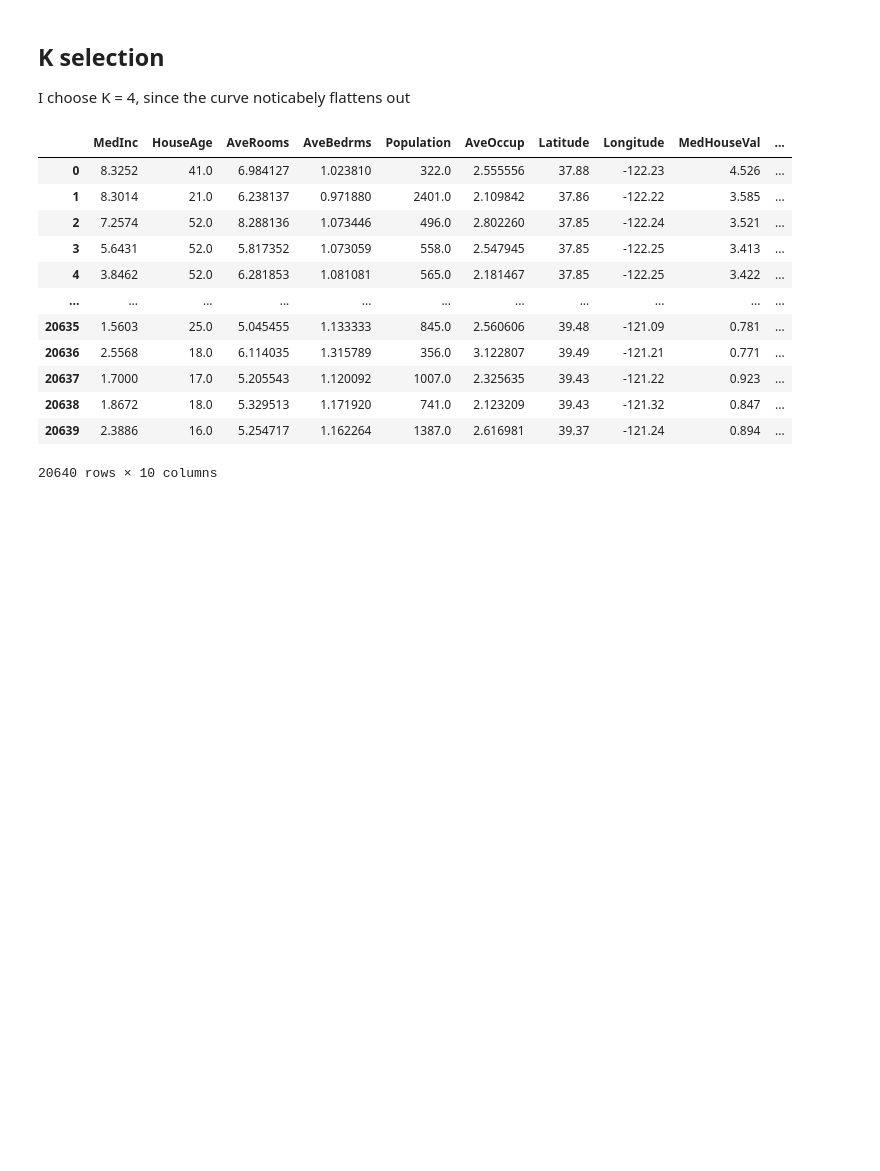
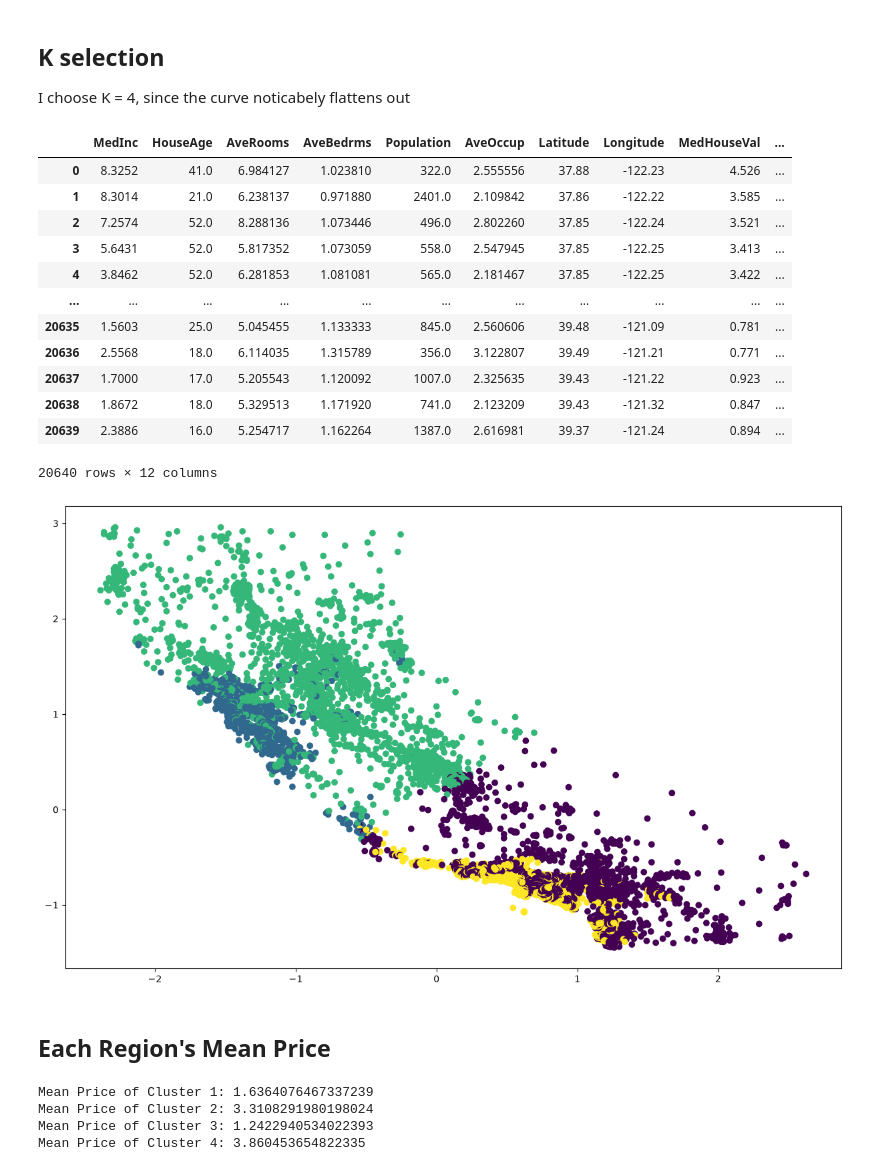
Before and after one commit to ucd-cosmos-data/26-the-deep-learners-analysis, a Jupyter notebook: mini2/notebooks/clustering.ipynb, the cells around one changed output. Cells and saved outputs as stored; diff of their text form; code cells hidden in the pictures; blank space fills up the shorter version.

Commit message:
[finish code] display scatter plot, get mean price of each cluster

```diff
--- a/mini2/notebooks/clustering.ipynb
+++ b/mini2/notebooks/clustering.ipynb
@@ -47,6 +47,7 @@ California Housing dataset
 X = df.loc[:, ['Longitude', 'Latitude', 'MedHouseVal']]
 tf = StandardScaler()
 X_scaled = tf.fit_transform(X)
+df[['Scaled_Longitude', 'Scaled_Latitude']] = X_scaled[:, :2]
 # %%
 inertia = []
 k_range = range(1, 10)
@@ -70,7 +71,7 @@ I choose K = 4, since the curve noticabely flattens out
 # %%
 k = 4
 kmeans = KMeans(n_clusters=k, init='k-means++', random_state=0, n_init='auto')
-kmeans.fit(df.loc[:, ['Longitude', 'Latitude', 'MedHouseVal']])
+kmeans.fit(X_scaled)
 df['Cluster'] = kmeans.labels_
 # %%
 df
@@ -87,4 +88,21 @@ df
 | 20637 | 1.7000 | 17.0 | 5.205543 | 1.120092 | 1007.0 | 2.325635 | 39.43 | -121.22 | 0.923 | ... |
 | 20638 | 1.8672 | 18.0 | 5.329513 | 1.171920 | 741.0 | 2.123209 | 39.43 | -121.32 | 0.847 | ... |
 | 20639 | 2.3886 | 16.0 | 5.254717 | 1.162264 | 1387.0 | 2.616981 | 39.37 | -121.24 | 0.894 | ... |
-20640 rows × 10 columns
+20640 rows × 12 columns
+# %%
+plt.figure(figsize=(15, 9))
+plt.scatter(df['Scaled_Longitude'], df['Scaled_Latitude'], c=df['Cluster'])
+
+plt.show()
+# %% [output]
+[figure, added]
+# %% [markdown]
+## Each Region's Mean Price
+# %%
+for i in range(1,5):
+    print(f"Mean Price of Cluster {i}: {df[df['Cluster'] == i-1]['MedHouseVal'].mean()}")
+# %% [output]
+Mean Price of Cluster 1: 1.6364076467337239
+Mean Price of Cluster 2: 3.3108291980198024
+Mean Price of Cluster 3: 1.2422940534022393
+Mean Price of Cluster 4: 3.860453654822335
```
